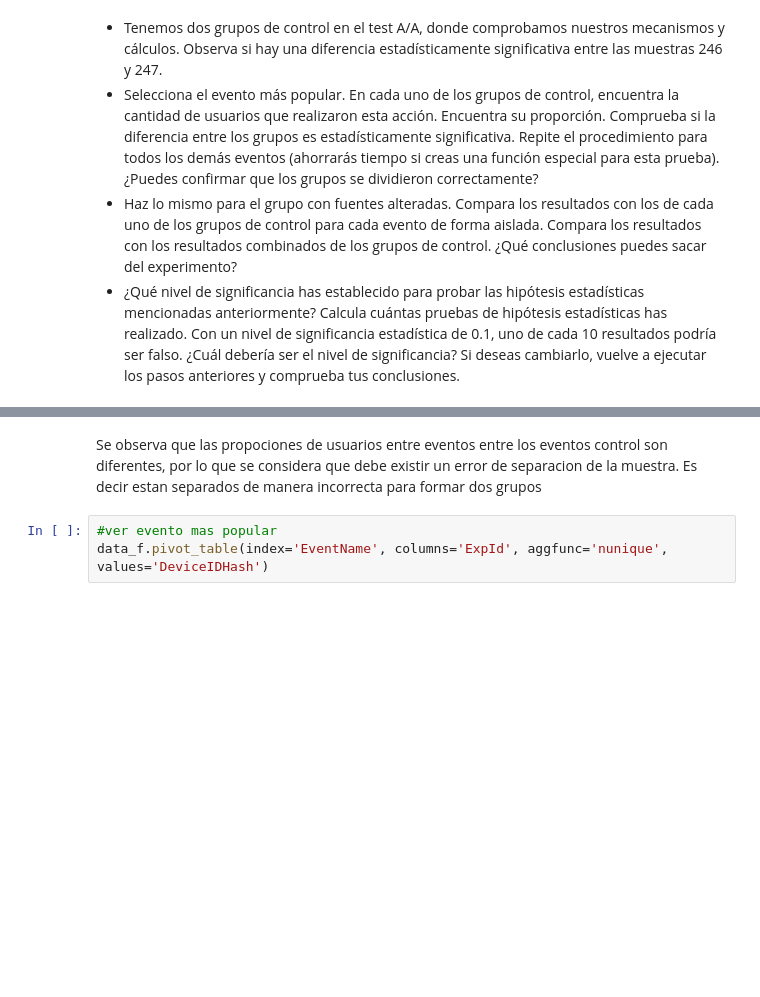
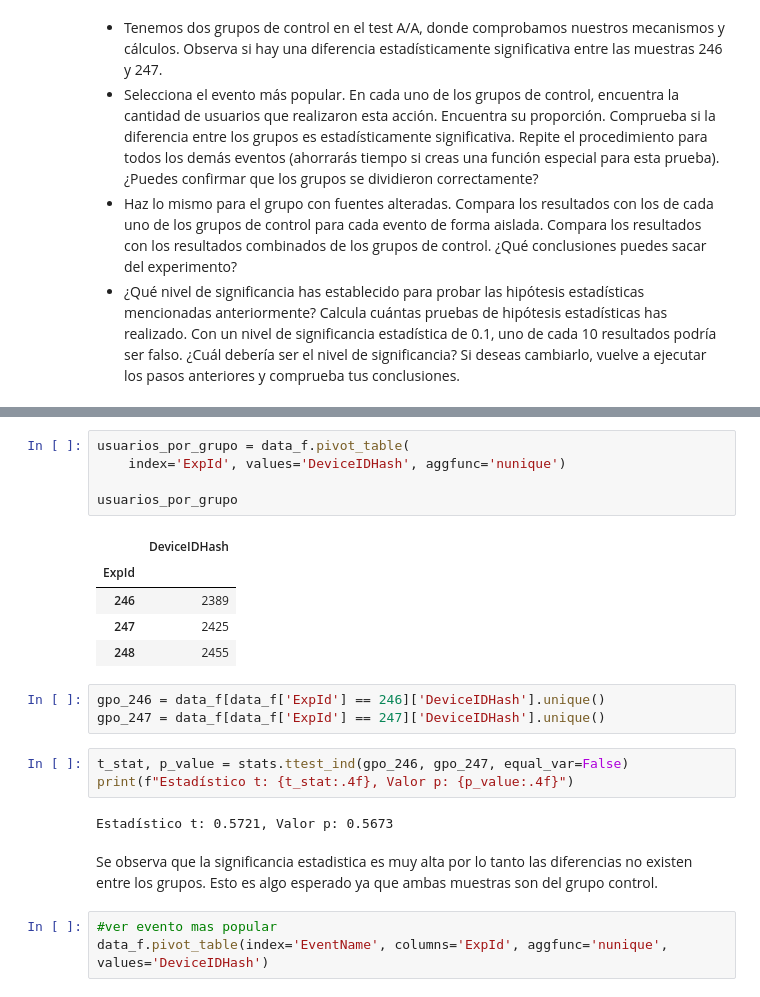
Before and after one commit to hukitan/tripleten, a Jupyter notebook: Proyectos_en_desarrollo/proyecto11/proyecto11.ipynb, the cells around one changed output, grey strips where cells are left out. Drawn from its saved outputs; the diff is of its cells as text; blank space fills up the shorter version.

```diff
--- a/Proyectos_en_desarrollo/proyecto11/proyecto11.ipynb
+++ b/Proyectos_en_desarrollo/proyecto11/proyecto11.ipynb
@@ -357,5 +328,24 @@ Hay una diferencia estadísticamente significativa entre las muestras 246 y 247.
-# %% [markdown]
-Se observa que las propociones de usuarios entre eventos entre los eventos control son diferentes, por lo que se considera que debe existir un error de separacion de la muestra. Es decir estan separados de manera incorrecta para formar dos grupos
+# %%
+usuarios_por_grupo = data_f.pivot_table(
+    index='ExpId', values='DeviceIDHash', aggfunc='nunique')
+
+usuarios_por_grupo
+# %% [output]
+|  | DeviceIDHash |
+| ExpId |  |
+| 246 | 2389 |
+| 247 | 2425 |
+| 248 | 2455 |
+# %%
+gpo_246 = data_f[data_f['ExpId'] == 246]['DeviceIDHash'].unique()
+gpo_247 = data_f[data_f['ExpId'] == 247]['DeviceIDHash'].unique()
+# %%
+t_stat, p_value = stats.ttest_ind(gpo_246, gpo_247, equal_var=False)
+print(f"Estadístico t: {t_stat:.4f}, Valor p: {p_value:.4f}")
+# %% [output]
+Estadístico t: 0.5721, Valor p: 0.5673
+# %% [markdown]
+Se observa que la significancia estadistica es muy alta por lo tanto las diferencias no existen entre los grupos. Esto es algo esperado ya que ambas muestras son del grupo control.
 # %%
 #ver evento mas popular
 data_f.pivot_table(index='EventName', columns='ExpId', aggfunc='nunique', values='DeviceIDHash')
```
Also changed, not shown: parts of 10 cells of this notebook, 1 other file.
